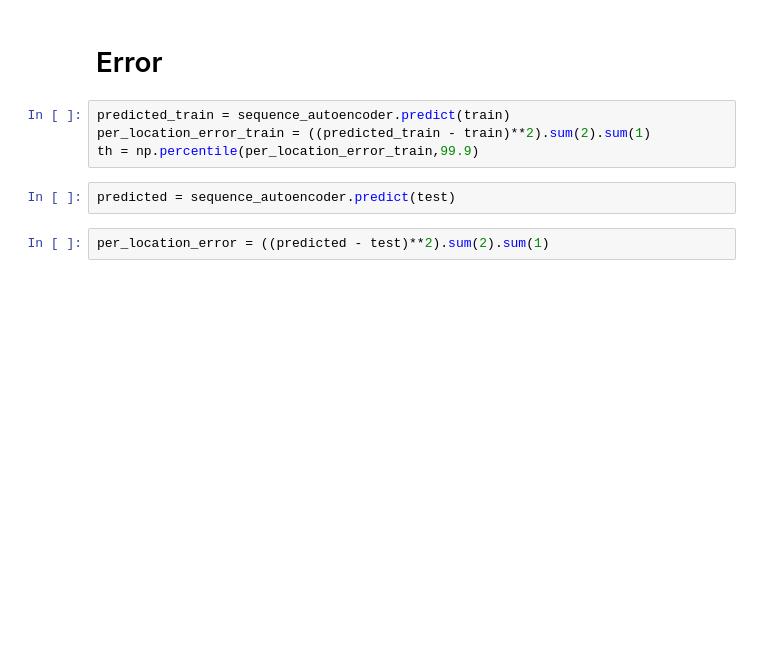
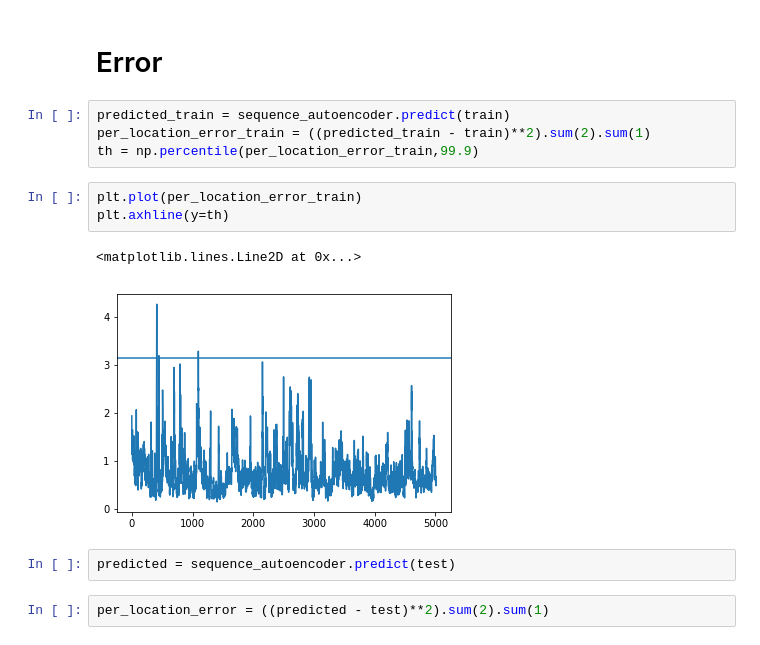
Before and after one commit to SergioPeignier/playingWithKeras, a Jupyter notebook: Conv1D_AE_for_EEG.ipynb, the cells around one changed output. Saved outputs shown, nothing was run; the diff lists cells and outputs as text; blank space fills up the shorter version.

Commit message:
add plot training error

```diff
--- a/Conv1D_AE_for_EEG.ipynb
+++ b/Conv1D_AE_for_EEG.ipynb
@@ -267,6 +267,12 @@ for i, yi in enumerate(grid_x):
 predicted_train = sequence_autoencoder.predict(train)
 per_location_error_train = ((predicted_train - train)**2).sum(2).sum(1)
 th = np.percentile(per_location_error_train,99.9)
+# %%
+plt.plot(per_location_error_train)
+plt.axhline(y=th)
+# %% [output]
+<matplotlib.lines.Line2D at 0x...>
+[figure, added]
 # %%
 predicted = sequence_autoencoder.predict(test)
 # %%
```
